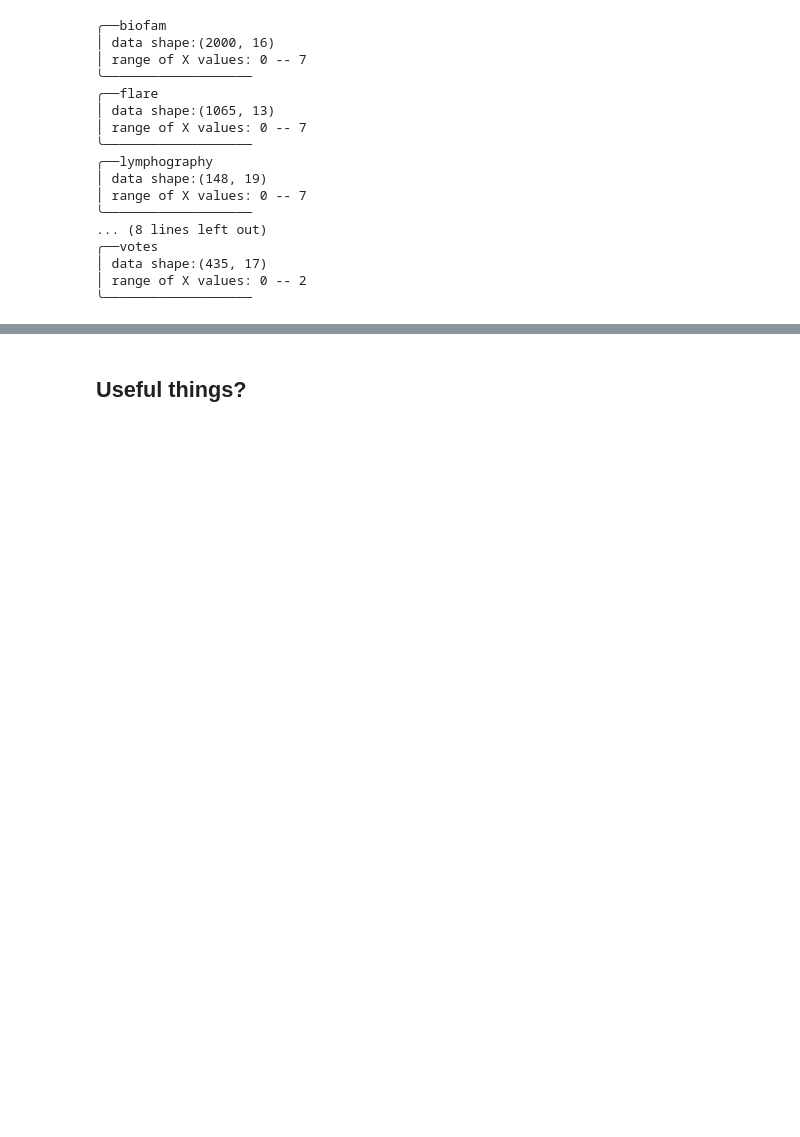
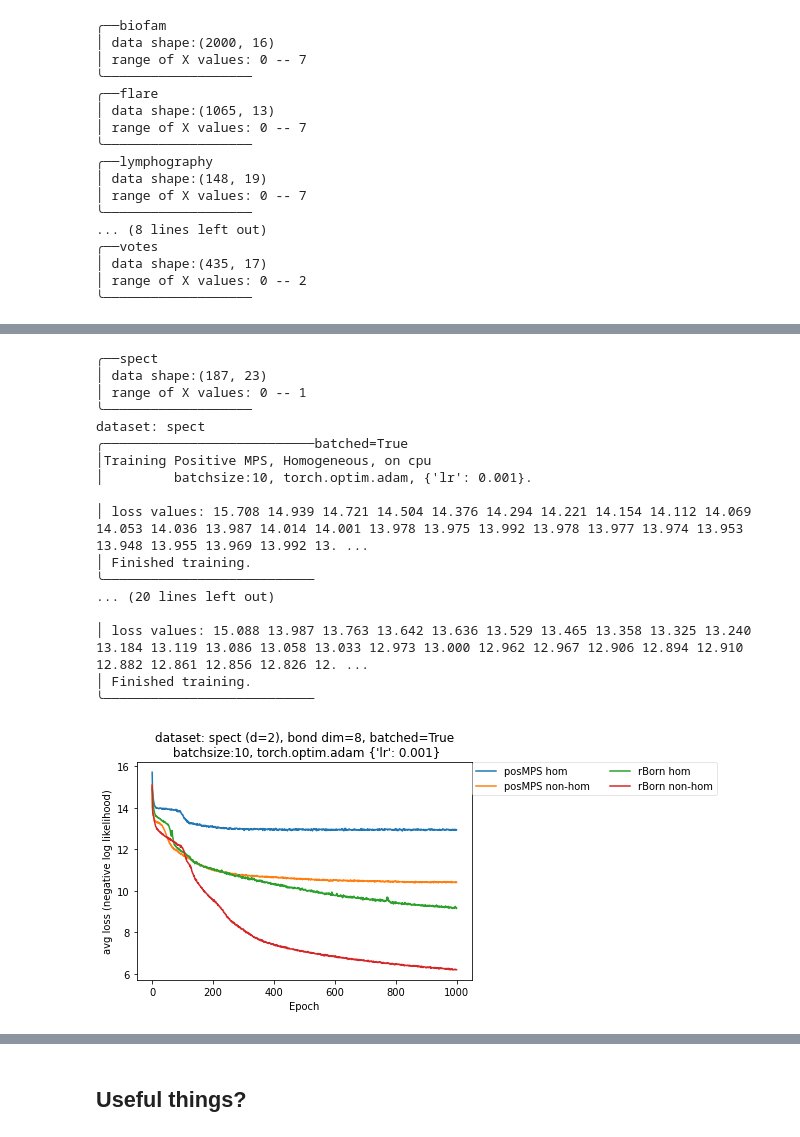
Before and after one commit to postylem/comparison-of-tensor-train-models, a Jupyter notebook: gradient_sandbox.ipynb, the cells around one changed output, grey strips where cells are left out. Drawn from its saved outputs; the diff is of its cells as text; code cells hidden in the pictures; blank space fills up the shorter version.

```diff
--- a/gradient_sandbox.ipynb
+++ b/gradient_sandbox.ipynb
@@ -147,0 +249,38 @@ lossvals = train_models(
+# %%
+dataset = 'spect'
+X,d = load_dataset(dataset)
+D = 8
+
+wr = 'noisy' # choose either None, 'noisy', or 'random_angle' or 'gaussian_zeros'
+
+mps_s    = PosMPS(X, d, D,                     homogeneous=False, log_stability=True,   w_randomization=wr, gradient_clipping_threshold=1e8)
+mps_s_hom= PosMPS(X, d, D,                     homogeneous=True,  log_stability=True,   w_randomization=wr, gradient_clipping_threshold=1e8)
+rBorn_s    = Born(X, d, D, dtype=torch.float,  homogeneous=False, log_stability=True,   w_randomization=wr, gradient_clipping_threshold=1e8)
+rBorn_s_hom= Born(X, d, D, dtype=torch.float,  homogeneous=True,  log_stability=True,   w_randomization=wr, gradient_clipping_threshold=1e8)
+cBorn_s    = Born(X, d, D, dtype=torch.cfloat, homogeneous=False, log_stability=True,   w_randomization=wr, gradient_clipping_threshold=1e8)
+cBorn_s_hom= Born(X, d, D, dtype=torch.cfloat, homogeneous=True,  log_stability=True,   w_randomization=wr, gradient_clipping_threshold=1e8)
+
+lossvals8 = train_models(
+    [mps_s_hom, mps_s, rBorn_s_hom, rBorn_s
+    cBorn_s_hom, cBorn_s
+    ],
+    clamp_at=None, batchsize=10, max_epochs=1000, batched=True, ncol=2, optimizer=torch.optim.Adam, lr=1e-3)
+# %% [output]
+╭──spect
+│ data shape:(187, 23)
+│ range of X values: 0 -- 1
+╰───────────────────
+dataset: spect
+╭───────────────────────────batched=True
+│Training Positive MPS, Homogeneous, on cpu
+│         batchsize:10, torch.optim.adam, {'lr': 0.001}.
+
+│ loss values: 15.708 14.939 14.721 14.504 14.376 14.294 14.221 14.154 14.112 14.069 14.053 14.036 13.987 14.014 14.001 13.978 13.975 13.992 13.978 13.977 13.974 13.953 13.948 13.955 13.969 13.992 13. ...
+│ Finished training.
+╰───────────────────────────
+... (20 lines left out)
+
+│ loss values: 15.088 13.987 13.763 13.642 13.636 13.529 13.465 13.358 13.325 13.240 13.184 13.119 13.086 13.058 13.033 12.973 13.000 12.962 12.967 12.906 12.894 12.910 12.882 12.861 12.856 12.826 12. ...
+│ Finished training.
+╰───────────────────────────
+[figure, added]
```
Also changed, not shown: parts of 28 cells of this notebook, 2 other files.
